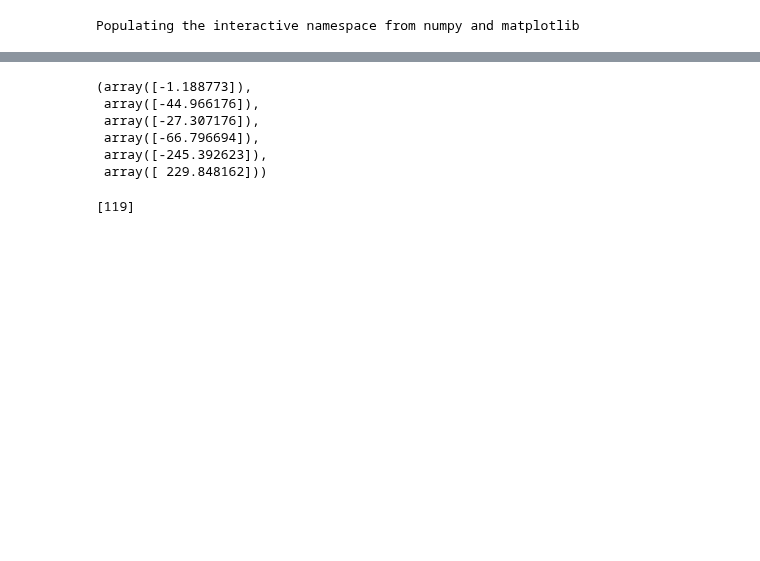
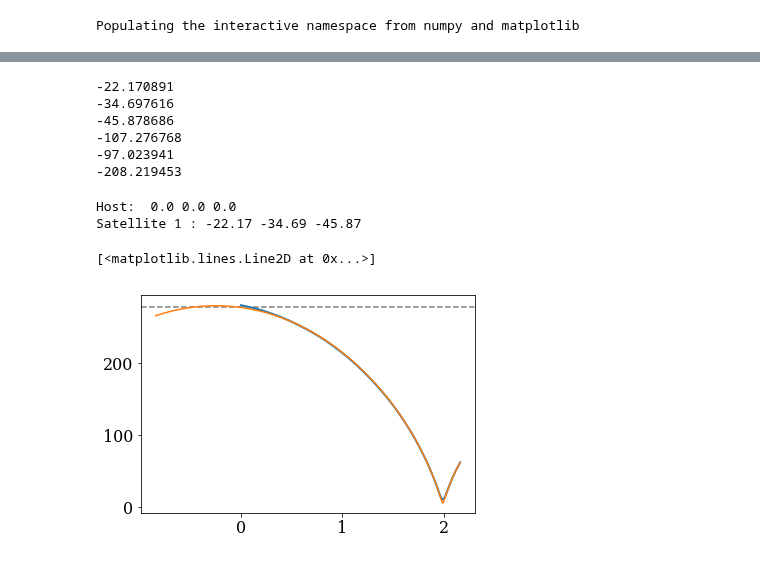
Before and after one commit to jngaravitoc/LMC-MW, a Jupyter notebook: code/LMC_orbit/LMC4_orbit.ipynb, the cells around one changed output, grey strips where cells are left out. Cells and saved outputs as stored; diff of their text form; code cells hidden in the pictures; blank space fills up the shorter version.

```diff
--- a/code/LMC_orbit/LMC4_orbit.ipynb
+++ b/code/LMC_orbit/LMC4_orbit.ipynb
@@ -200,14 +177,57 @@ vzNB = vzsatNB - vzgalNB
-# %%
-best_values(XNB, YNB, ZNB, vxNB, vyNB, vzNB)
-# %% [output]
-(array([-1.188773]),
- array([-44.966176]),
- array([-27.307176]),
- array([-66.796694]),
- array([-245.392623]),
- array([ 229.848162]))
-# %%
-snap_nuumber = np.where(YNB == -44.966176)[0]
-print snap_nuumber
-# %% [output]
-[119]
+# %%
+print(xsatNB[-1]-xgalNB[-1])
+print(ysatNB[-1]-ygalNB[-1])
+print(zsatNB[-1]-zgalNB[-1])
+
+print(vxsatNB[-1]-vxgalNB[-1])
+print(vysatNB[-1]-vygalNB[-1])
+print(vzsatNB[-1]-vzgalNB[-1])
+# %% [output]
+-22.170891
+-34.697616
+-45.878686
+-107.276768
+-97.023941
+-208.219453
+# %%
+MW_halo_mass= 1.5E12
+a = 18.54
+M_disk = 5.78E10
+M_bulge = 1.41E10
+CC = 15
+#host_model = ['NFW', MW_halo_mass, a, CC]
+#disk_params = [M_disk, 3.5, 0.68]
+#bulge_params = [M_bulge, 0.7]
+#alpha = [0,0]
+#d_t = 0.001
+#LMC_mod = ['hernquist', 1E11, 3]
+
+sat_model = ['hernquist', 1E11, 12.7]
+pos_sat = [-22.17, -34.69, -45.87]
+vel_sat = [-107.27, -97.02, -208.21]
+pos_host = np.array([0,0,0])
+vel_host = np.array([0,0,0])
+host_model = ['NFW', 1.2E12, 261, CC]
+disk_params = [M_disk, 3.5, 0.68]
+bulge_params = [M_bulge, 0.7]
+alpha = [0, 0.35]
+time = 5.0
+#d_t = [0.1, 0.01, 0.001]
+t_nb, sat_R_nb, sat_V_nb, host_R_nb, host_V_nb = soda.leapfrog.integrate_sat(3, pos_host, vel_host,
+                                                              host_model, disk_params, bulge_params,
+                                                              satellite_model=sat_model,
+                                                              pos_sat=pos_sat, vel_sat=vel_sat,
+                                                              direction=1,
+                                                              dt=0.0001,
+                                                              alpha=alpha)
+# %% [output]
+Host:  0.0 0.0 0.0
+Satellite 1 : -22.17 -34.69 -45.87
+# %%
+axhline(278, ls='--', c='k', alpha=0.5)
+plot(tNB, RgNB, lw=2, label='Orbit Integration')
+plot(t_nb+tNB[-1], np.sqrt((sat_R_nb[:,0]-host_R_nb[:,0])**2 + (sat_R_nb[:,1]-host_R_nb[:,1])**2 +
+                   (sat_R_nb[:,2]-host_R_nb[:,2])**2))
+# %% [output]
+[<matplotlib.lines.Line2D at 0x...>]
+[figure, added]
```
Also changed, not shown: parts of 23 cells of this notebook.
